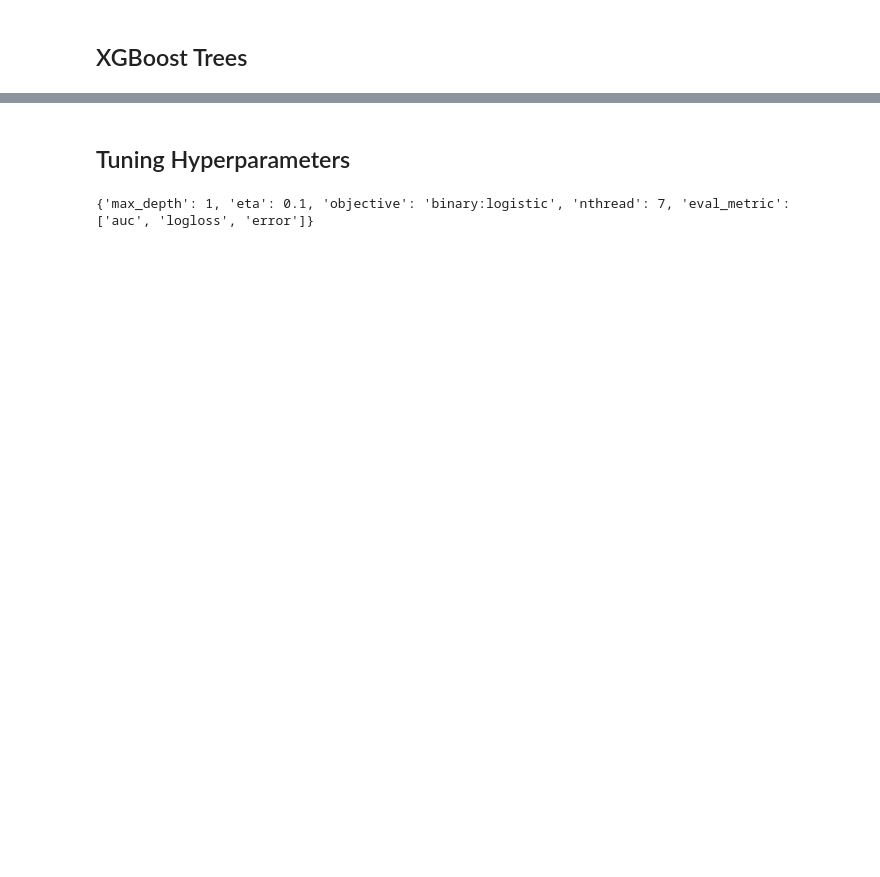
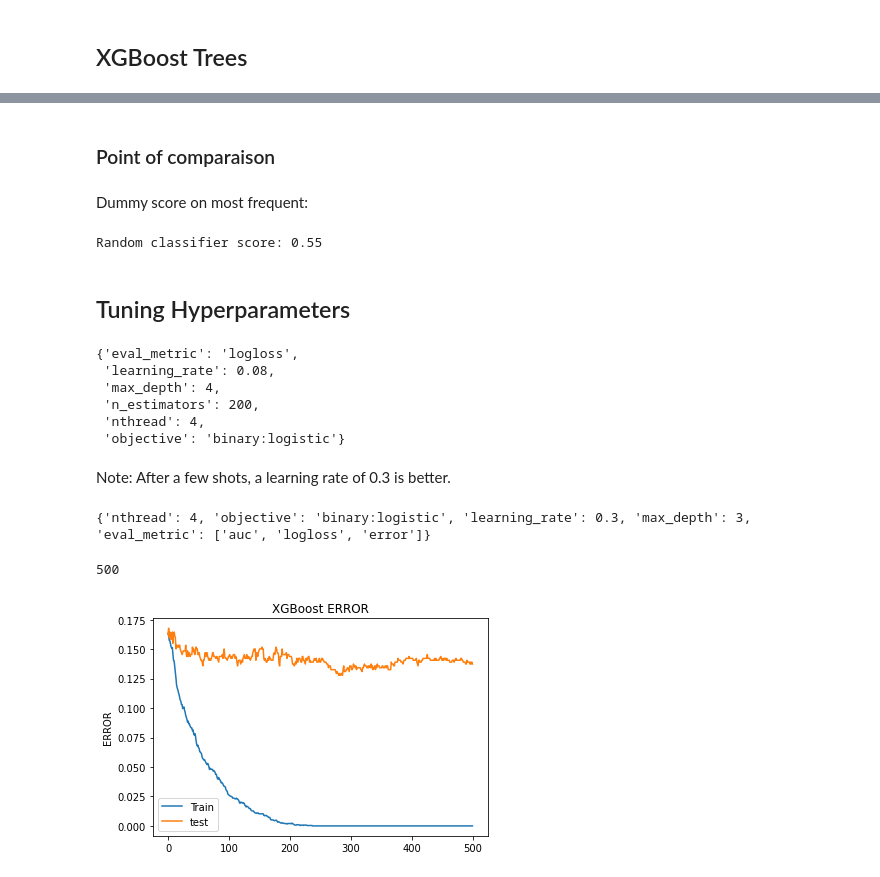
Before and after one commit to saquiel/public_projects, a Jupyter notebook: whales_prediction/whales_detection_using_spark.ipynb, the cells around one changed output, grey strips where cells are left out. Cells and saved outputs as stored; diff of their text form; code cells hidden in the pictures; blank space fills up the shorter version.

```diff
--- a/whales_prediction/whales_detection_using_spark.ipynb
+++ b/whales_prediction/whales_detection_using_spark.ipynb
@@ -342,3 +354,15 @@ y_test = df_data_train["label"]
+# %% [markdown]
+### Point of comparaison
+# %% [markdown]
+Dummy score on most frequent:
+# %%
+from sklearn.dummy import DummyClassifier
+
+dummy_clf = DummyClassifier(strategy="most_frequent")
+dummy_clf.fit(X_train, y_train)
+print(f"Random classifier score: {dummy_clf.score(X_val, y_val).round(2)} ")
+# %% [output]
+Random classifier score: 0.55
 # %% [markdown]
 ## Tuning Hyperparameters
 # %%
@@ -367,22 +385,25 @@ dtest = xgb.DMatrix(X_test, label=y_test)
+# %%
+clf.best_params_
+# %% [output]
+{'eval_metric': 'logloss',
+ 'learning_rate': 0.08,
+ 'max_depth': 4,
+ 'n_estimators': 200,
+ 'nthread': 4,
+ 'objective': 'binary:logistic'}
+# %% [markdown]
+Note: After a few shots, a learning rate of 0.3 is better.
 # %%
-param = {}
-param['max_depth']= 1   # depth of tree
-param['eta'] = 0.1      # shrinkage parameter
-param['objective'] = 'binary:logistic'
-param['nthread'] = 7 # Number of threads used
-param['eval_metric'] = ['auc', 'logloss', 'error'] # last metric will be used for the best eval
-
-
-# param = {   'nthread':4, #when use hyperthread, xgboost may become slower
-#             'objective':'binary:logistic',
-#             'learning_rate': 0.3, # eta
-#             'max_depth': 3,
-#             'eval_metric' : ['auc', 'logloss', 'error'],
-#             'nthread' : 4
-# }
+param = {   'nthread':4, #when use hyperthread, xgboost may become slower
+            'objective':'binary:logistic',
+            'learning_rate': 0.3, # eta: shrinkage parameter
+            'max_depth': 3, # depth of tree
+            'eval_metric' : ['auc', 'logloss', 'error'], # last metric will be used for the best eval
+            'nthread' : 4
+}
 
 evals_result = {}
 print(param)
-evallist = [(dtrain, 'train'), (dtest, 'eval')]
+evallist = [(dtrain, 'train'), (dtest, 'test')]
 # %% [output]
-{'max_depth': 1, 'eta': 0.1, 'objective': 'binary:logistic', 'nthread': 7, 'eval_metric': ['auc', 'logloss', 'error']}
+{'nthread': 4, 'objective': 'binary:logistic', 'learning_rate': 0.3, 'max_depth': 3, 'eval_metric': ['auc', 'logloss', 'error']}
@@ -389,13 +415,16 @@ evallist = [(dtrain, 'train'), (dtest, 'eval')]
 # %%
-# epochs = len(evals_result['train']['error'])
-# x_axis = range(0, epochs)
-# print(epochs)
+epochs = len(evals_result['train']['error'])
+x_axis = range(0, epochs)
+print(epochs)
 
-# fig, ax = plt.subplots()
-# ax.plot(x_axis, evals_result['train']['error'], label='Train')
-# ax.plot(x_axis, evals_result['eval']['error'], label='eval')
-# ax.legend()
-# plt.ylabel('ERROR')
-# plt.title('XGBoost ERROR')
-# plt.show()
+fig, ax = plt.subplots()
+ax.plot(x_axis, evals_result['train']['error'], label='Train')
+ax.plot(x_axis, evals_result['test']['error'], label='test')
+ax.legend()
+plt.ylabel('ERROR')
+plt.title('XGBoost ERROR')
+plt.show()
+# %% [output]
+500
+[figure, added]
 # %%
```
Also changed, not shown: parts of 49 cells of this notebook, 6 other files.
